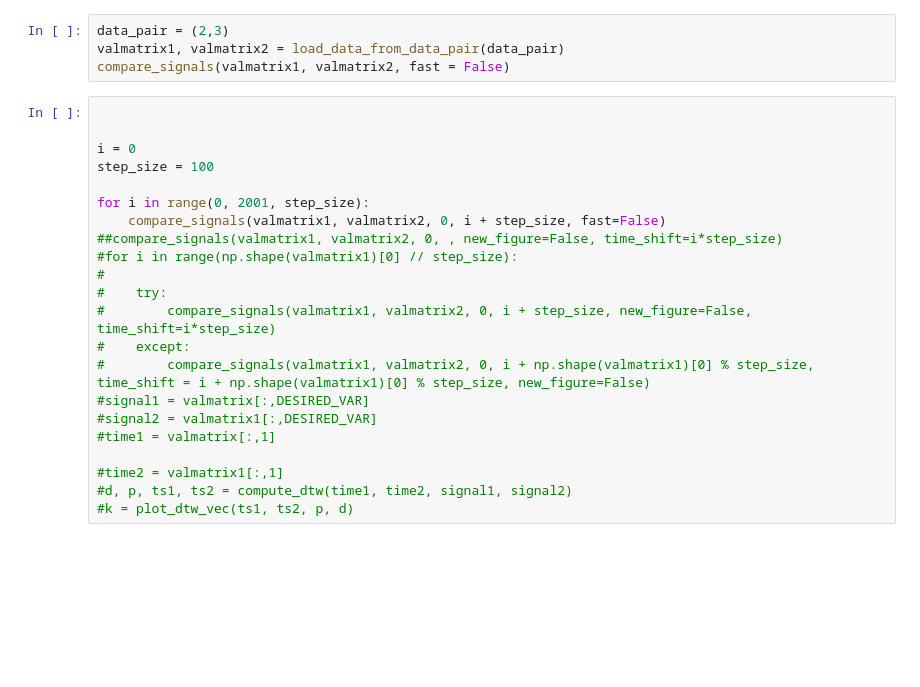
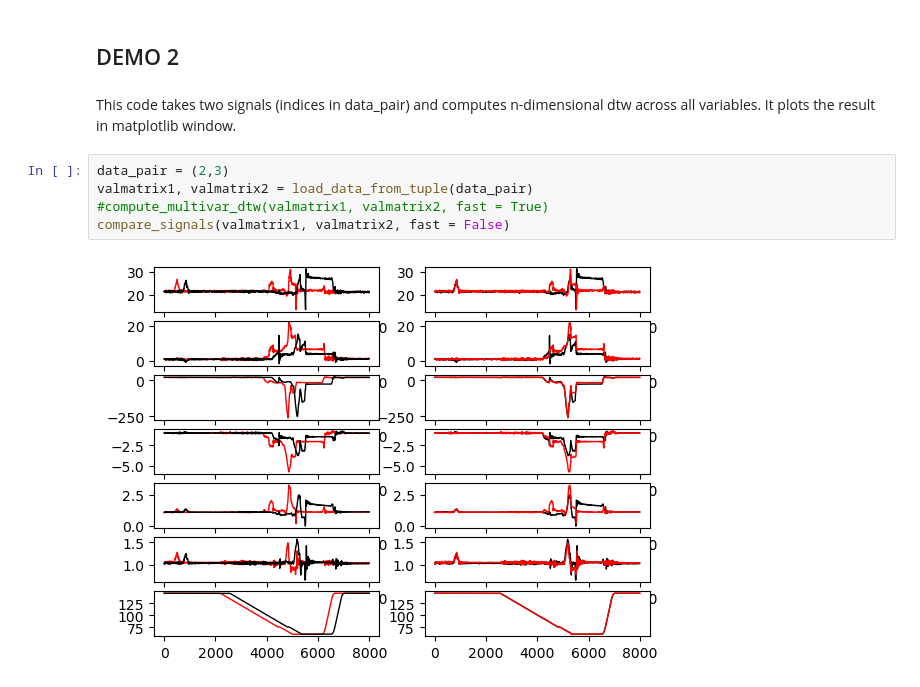
Before and after one commit to altrna/Anomaly-detection-in-timeseries, a Jupyter notebook: python_rewrite/jupitest.ipynb, the cells around one changed output. Drawn from its saved outputs; the diff is of its cells as text; blank space fills up the shorter version.

```diff
--- a/python_rewrite/jupitest.ipynb
+++ b/python_rewrite/jupitest.ipynb
@@ -31,26 +39,11 @@ The autoreload extension is already loaded. To reload it, use:
+# %% [markdown]
+## DEMO 2
+# %% [markdown]
+This code takes two signals (indices in data_pair) and computes n-dimensional dtw across all variables. It plots the result in matplotlib window.
 # %%
 data_pair = (2,3)
-valmatrix1, valmatrix2 = load_data_from_data_pair(data_pair)
+valmatrix1, valmatrix2 = load_data_from_tuple(data_pair)
+#compute_multivar_dtw(valmatrix1, valmatrix2, fast = True)
 compare_signals(valmatrix1, valmatrix2, fast = False)
+# %% [output]
+[figure, added]
-# %%
-
-
-i = 0
-step_size = 100
-
-for i in range(0, 2001, step_size):
-    compare_signals(valmatrix1, valmatrix2, 0, i + step_size, fast=False)
-##compare_signals(valmatrix1, valmatrix2, 0, , new_figure=False, time_shift=i*step_size)
-#for i in range(np.shape(valmatrix1)[0] // step_size):
-#
-#    try:
-#        compare_signals(valmatrix1, valmatrix2, 0, i + step_size, new_figure=False, time_shift=i*step_size)
-#    except:
-#        compare_signals(valmatrix1, valmatrix2, 0, i + np.shape(valmatrix1)[0] % step_size, time_shift = i + np.shape(valmatrix1)[0] % step_size, new_figure=False)
-#signal1 = valmatrix[:,DESIRED_VAR]
-#signal2 = valmatrix1[:,DESIRED_VAR]
-#time1 = valmatrix[:,1]
-
-#time2 = valmatrix1[:,1]
-#d, p, ts1, ts2 = compute_dtw(time1, time2, signal1, signal2)
-#k = plot_dtw_vec(ts1, ts2, p, d)
```
Also changed, not shown: parts of 12 cells of this notebook, 4 other files.
